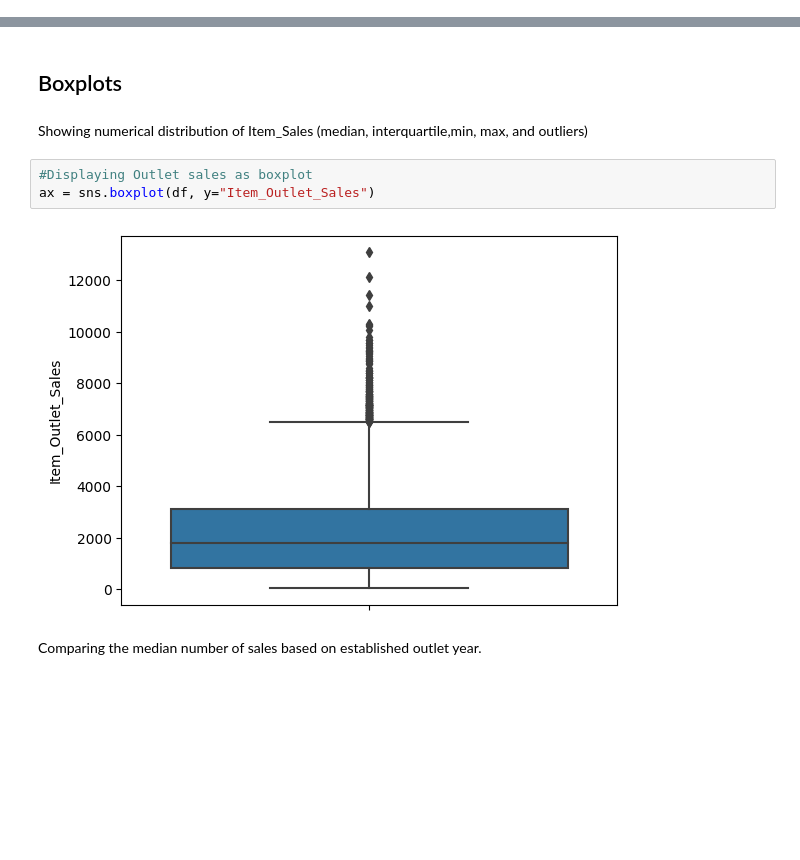
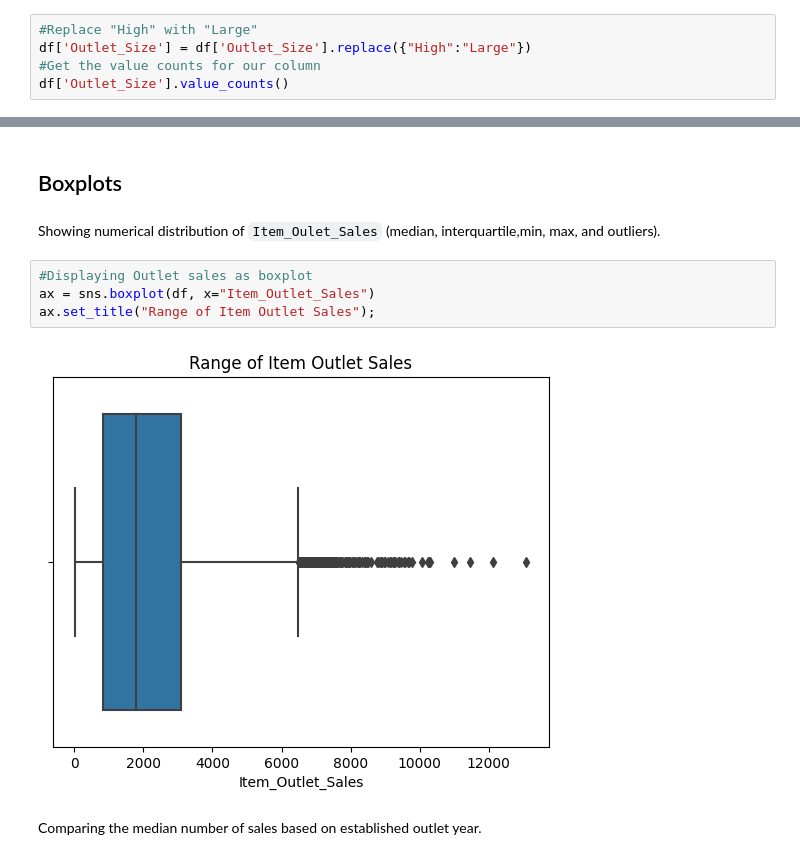
Before and after one commit to eckoecho/Prediction-of-Product-Sales, a Jupyter notebook: Prediction_of_Product_Sales.ipynb, the cells around one changed output, grey strips where cells are left out. Drawn from its saved outputs; the diff is of its cells as text; blank space fills up the shorter version.

```diff
--- a/Prediction_of_Product_Sales.ipynb
+++ b/Prediction_of_Product_Sales.ipynb
@@ -218,0 +238,5 @@ dtype: int64
+# %%
+#Replace "High" with "Large"
+df['Outlet_Size'] = df['Outlet_Size'].replace({"High":"Large"})
+#Get the value counts for our column
+df['Outlet_Size'].value_counts()
@@ -326,11 +377,12 @@ Name: Item_Outlet_Sales, dtype: float64
 # %% [markdown]
 ## Boxplots
 # %% [markdown]
-Showing numerical distribution of Item_Sales (median, interquartile,min, max, and outliers)
+Showing numerical distribution of `Item_Oulet_Sales` (median, interquartile,min, max, and outliers).
 # %%
 #Displaying Outlet sales as boxplot
-ax = sns.boxplot(df, y="Item_Outlet_Sales")
+ax = sns.boxplot(df, x="Item_Outlet_Sales")
+ax.set_title("Range of Item Outlet Sales");
 # %% [output]
-[figure, old version]
+[figure, new version]
 # %% [markdown]
 Comparing the median number of sales based on established outlet year.
```
Also changed, not shown: parts of 54 cells of this notebook.
